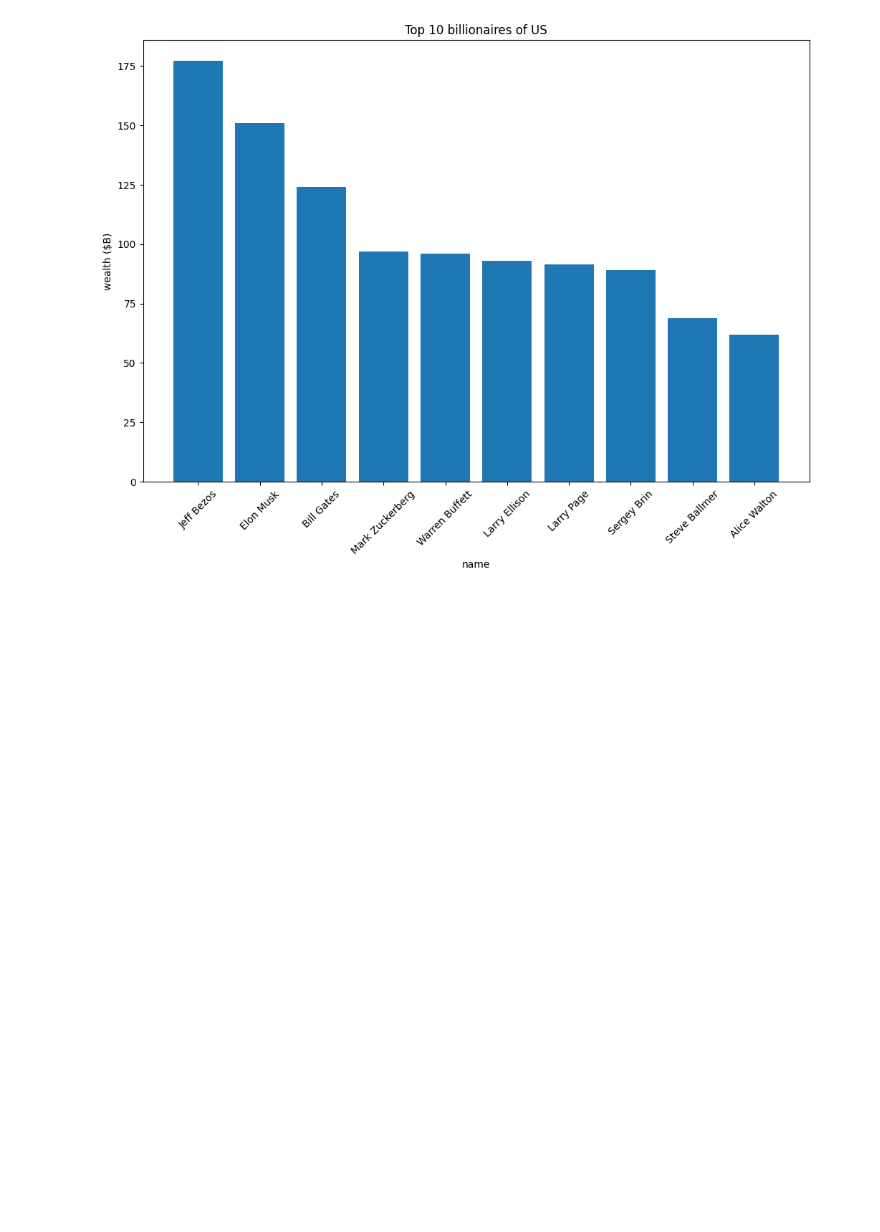
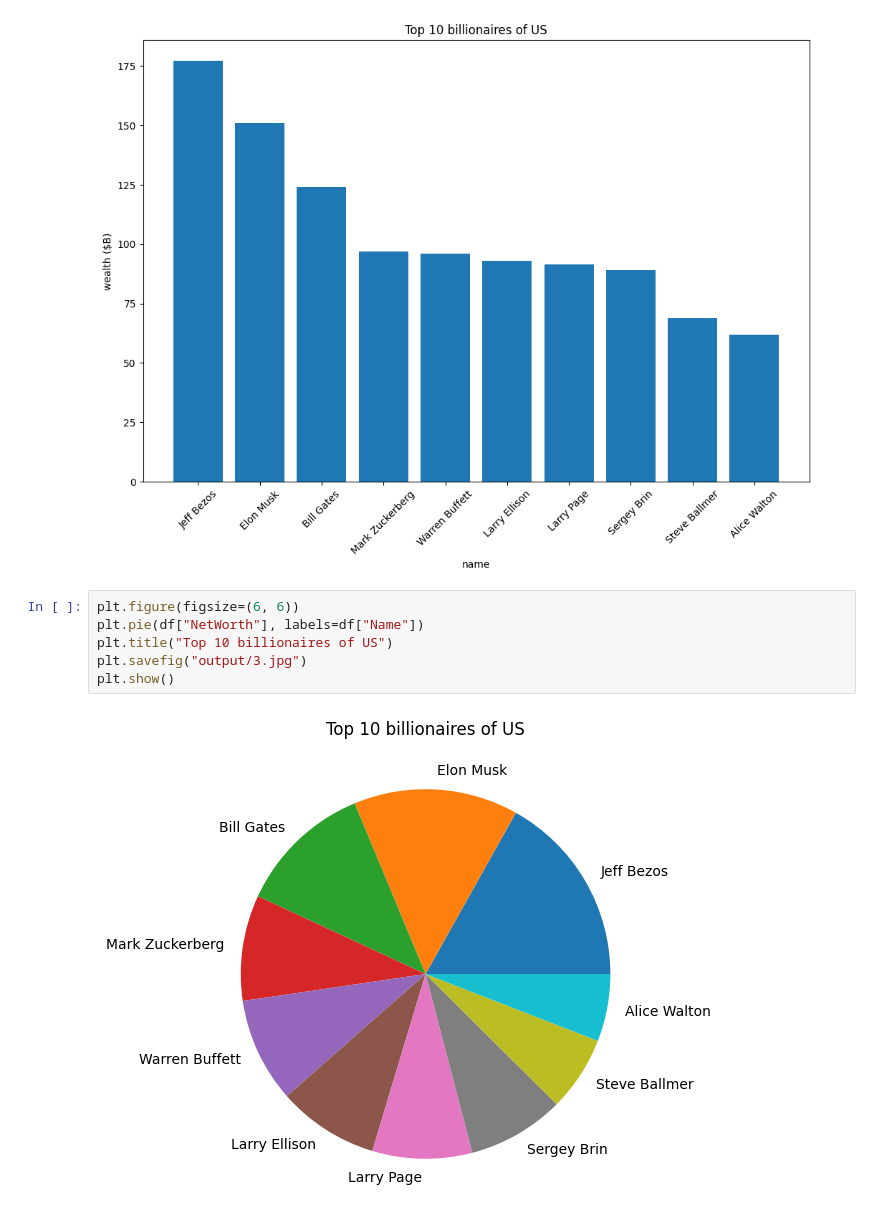
Before and after one commit to MahdiAhmadiKamal/PyLearn7-Data-Science, a Jupyter notebook: PyLearn7-Assignment40/billionaires data analysis/billionaires.ipynb, the cells around one changed output. Saved outputs shown, nothing was run; the diff lists cells and outputs as text; blank space fills up the shorter version.

```diff
--- a/PyLearn7-Assignment40/billionaires data analysis/billionaires.ipynb
+++ b/PyLearn7-Assignment40/billionaires data analysis/billionaires.ipynb
@@ -267,3 +267,11 @@ plt.savefig("output/2.jpg")
 plt.show()
 # %% [output]
 [figure]
+# %%
+plt.figure(figsize=(6, 6))
+plt.pie(df["NetWorth"], labels=df["Name"])
+plt.title("Top 10 billionaires of US")
+plt.savefig("output/3.jpg")
+plt.show()
+# %% [output]
+[figure, added]
```
Also changed, not shown: parts of 3 cells of this notebook, 2 other files.
